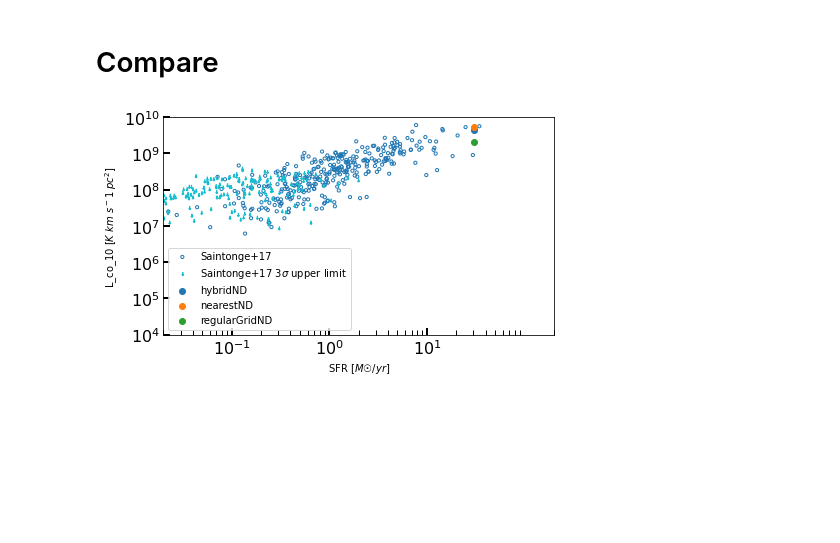
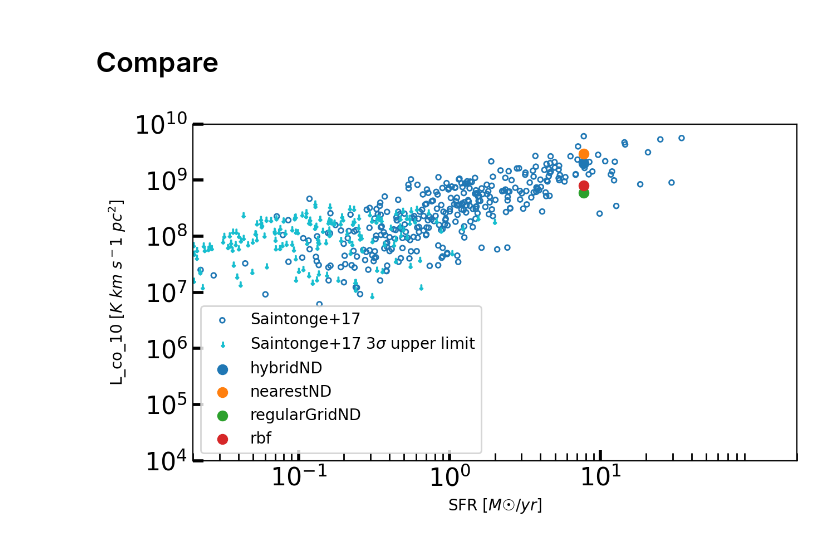
Before and after one commit to dtolgay/niagara_analyze_hden_metallicity_turbulence_isrf_radius, a Jupyter notebook: notebooks/extra_thing_that_I_dont_want_to_pollute_the_folder/compare_RegularNDGrid_and_otherInterpolators.ipynb, the cells around one changed output. Cells and saved outputs as stored; diff of their text form; code cells hidden in the pictures; blank space fills up the shorter version.

Commit message:
Written a generic code to interpolateall interpolators.

```diff
--- a/notebooks/extra_thing_that_I_dont_want_to_pollute_the_folder/compare_RegularNDGrid_and_otherInterpolators.ipynb
+++ b/notebooks/extra_thing_that_I_dont_want_to_pollute_the_folder/compare_RegularNDGrid_and_otherInterpolators.ipynb
@@ -9,7 +9,7 @@ import numpy as np
 
 import matplotlib.pyplot as plt
 # %%
-base_fdir = "/scratch/m/murray/dtolgay/post_processing_fire_outputs/skirt/runs_hden_radius/firebox/z0.0/gal0/voronoi_1e6"
+base_fdir = "/scratch/m/murray/dtolgay/post_processing_fire_outputs/skirt/runs_hden_radius/firebox/z0.0/gal5/voronoi_1e6"
 
 runs = {
     "hybridNDInterp": {
@@ -27,11 +27,16 @@ runs = {
         "data": pd.DataFrame(),
         "label": "regularGridND",
     },
+    "rbfInterpolator": {
+        "file_path": f"{base_fdir}/line_emissions_RBFInterpolator_smoothingLength.txt",
+        "data": pd.DataFrame(),
+        "label": "rbf"
+    }
 }
 
 for run in runs.keys():
 
-    runs[run]["data"], file_specific_columns = read_files.read_interpolated_Lline_usingFilePath(path=runs[run]["file_path"], interpolation_type="line_emissions")
+    runs[run]["data"], file_specific_columns = read_files.read_interpolated_files_usingFilePath(path=runs[run]["file_path"], interpolation_type="line_emissions")
 #     runs[run]["data"], file_specific_columns = read_files.read_interpolated_Lline_usingFilePath(path=runs[run]["file_path"], interpolation_type="abundance")
 #     runs[run]["data"], file_specific_columns = read_files.read_interpolated_Lline_usingFilePath(path=runs[run]["file_path"], interpolation_type="temperature")
 # %% [markdown]
@@ -51,7 +56,7 @@ line_name = "L_co_10"
 
 
 
-fig, ax = plt.subplots(figsize=(7, 4), facecolor = "white")
+fig, ax = plt.subplots(figsize=(7, 4), dpi=200, facecolor = "white")
 
 # ############ xCOLDGASS
 
@@ -78,31 +83,31 @@ for run in runs.keys():
 ## Figure options
 axes_number_size = 16
 
 plt.yscale("log")
 plt.xscale("log")
 
 # plt.grid(which = "minor")
 
 plt.xlabel("SFR [$M☉/yr$]")
 plt.ylabel(fr"{line_name} [$K$ $km$ $s^{-1}$ $pc^2$]")
 
 ymin = 1e4
 ymax = 1e10
 difference_in_log_space = int(np.log10(ymax/ymin))
 yticks = 10**np.linspace(start = np.log10(ymin), stop = np.log10(ymax), num=difference_in_log_space+1)
 
 plt.ylim([ymin, ymax])
 plt.yticks(yticks)
 plt.legend()
 
 plt.xlim([2e-2, 2e2])
 plt.xticks([1e-1, 1e0, 1e1])
 
 
 # # Customize major ticks
 ax.tick_params(axis='both', which='major', labelsize=axes_number_size, length=7, width=2, colors='black', direction = "in")
 ax.tick_params(axis='both', which='minor', labelsize=axes_number_size, length=5, width=1, colors='black', direction = "in")
 
 plt.show()
 # %% [output]
-[figure, old version]
+[figure, new version]
```
Also changed, not shown: 7 other files.
